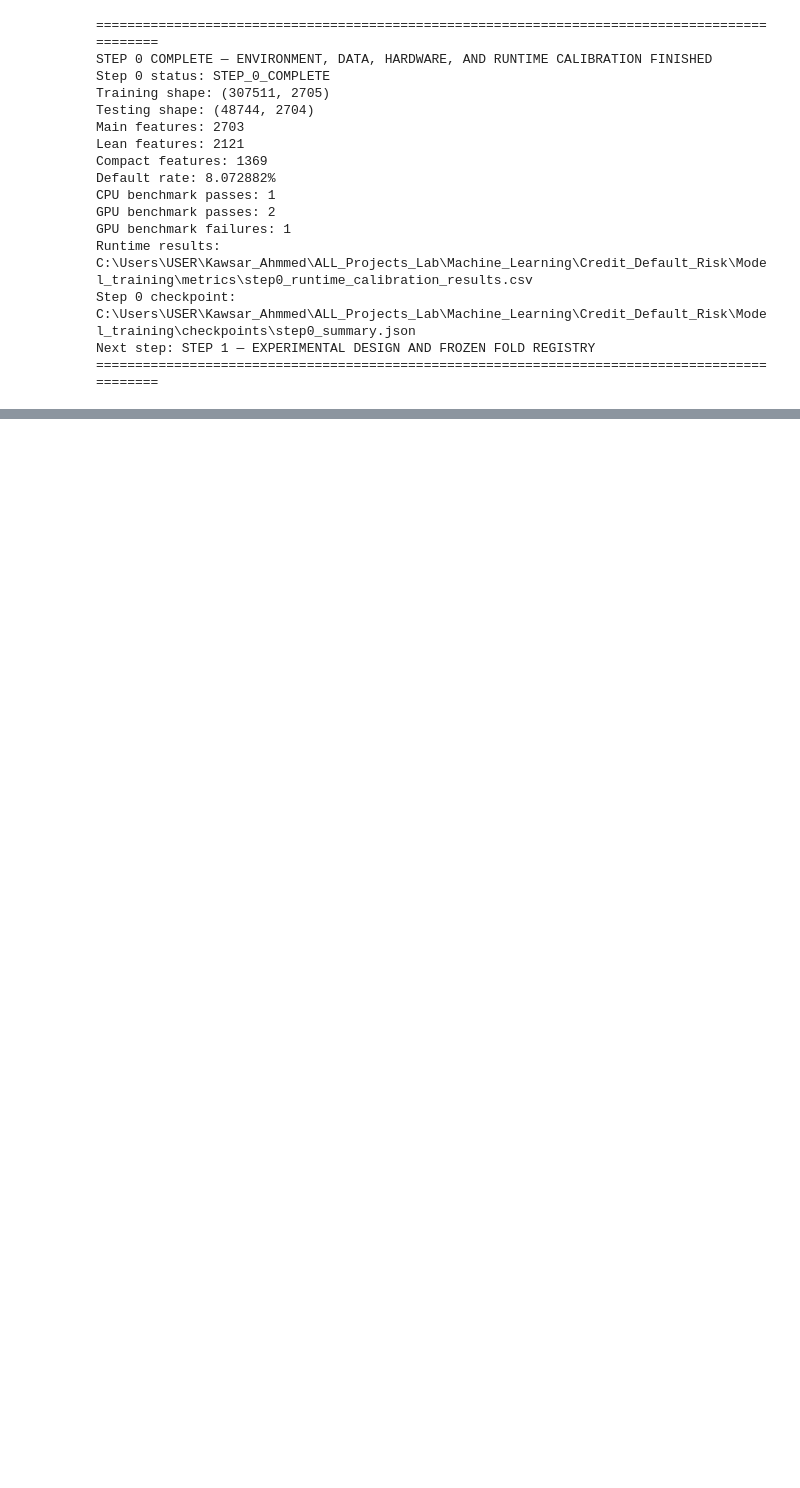
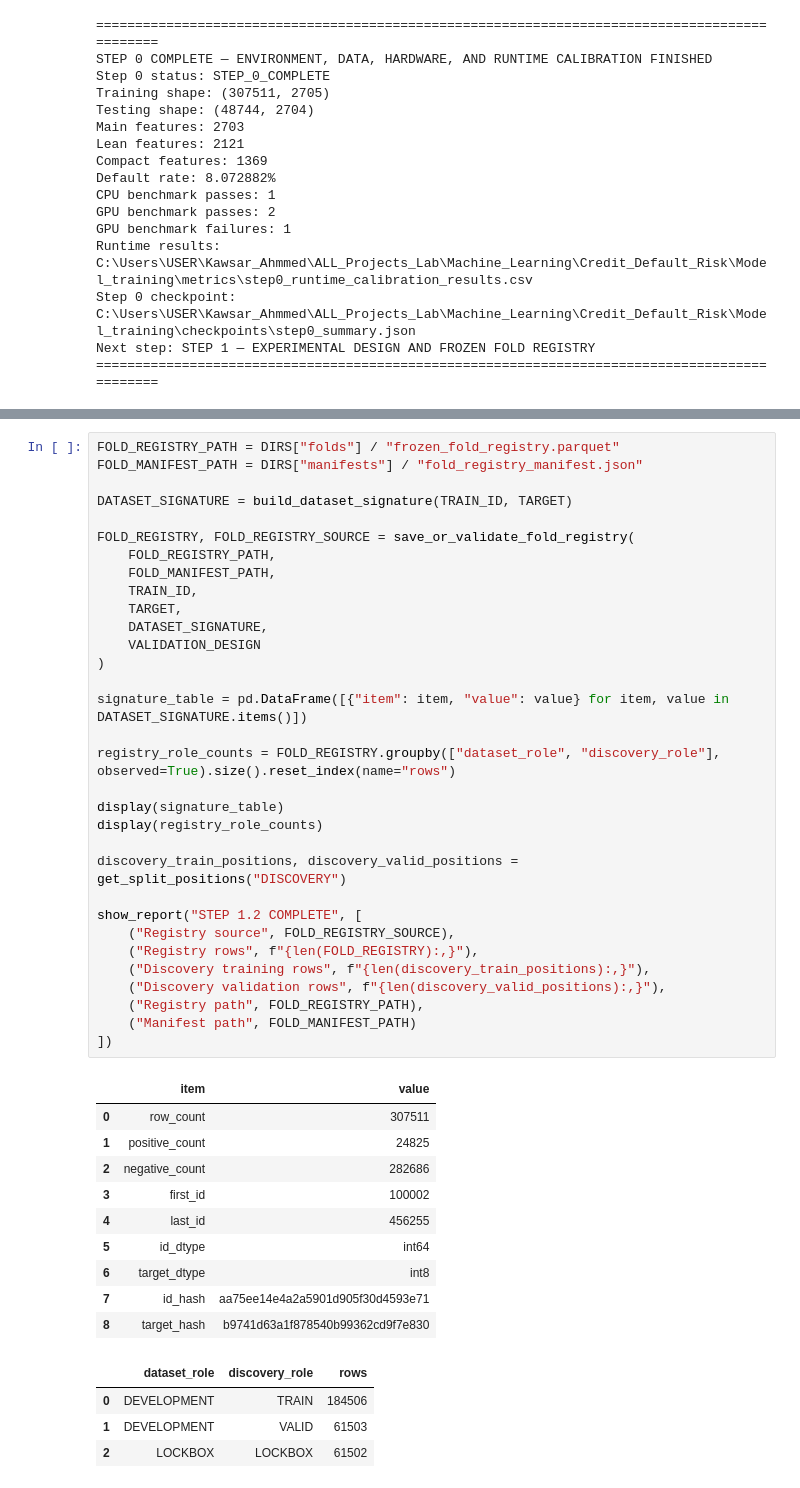
Before and after one commit to kawsar07ahmmed0712-rgb/Credit_Default_Risk, a Jupyter notebook: Notebook/4_model_development_and_validation.ipynb, the cells around one changed output, grey strips where cells are left out. Drawn from its saved outputs; the diff is of its cells as text; blank space fills up the shorter version.

Commit message:
Model_Training_Step 1 — Experimental Design, Frozen Validation Registry, and Leakage Control

```diff
--- a/Notebook/4_model_development_and_validation.ipynb
+++ b/Notebook/4_model_development_and_validation.ipynb
@@ -1127,0 +1489,47 @@ Next step: STEP 1 — EXPERIMENTAL DESIGN AND FROZEN FOLD REGISTRY
+# %%
+FOLD_REGISTRY_PATH = DIRS["folds"] / "frozen_fold_registry.parquet"
+FOLD_MANIFEST_PATH = DIRS["manifests"] / "fold_registry_manifest.json"
+
+DATASET_SIGNATURE = build_dataset_signature(TRAIN_ID, TARGET)
+
+FOLD_REGISTRY, FOLD_REGISTRY_SOURCE = save_or_validate_fold_registry(
+    FOLD_REGISTRY_PATH,
+    FOLD_MANIFEST_PATH,
+    TRAIN_ID,
+    TARGET,
+    DATASET_SIGNATURE,
+    VALIDATION_DESIGN
+)
+
+signature_table = pd.DataFrame([{"item": item, "value": value} for item, value in DATASET_SIGNATURE.items()])
+
+registry_role_counts = FOLD_REGISTRY.groupby(["dataset_role", "discovery_role"], observed=True).size().reset_index(name="rows")
+
+display(signature_table)
+display(registry_role_counts)
+
+discovery_train_positions, discovery_valid_positions = get_split_positions("DISCOVERY")
+
+show_report("STEP 1.2 COMPLETE", [
+    ("Registry source", FOLD_REGISTRY_SOURCE),
+    ("Registry rows", f"{len(FOLD_REGISTRY):,}"),
+    ("Discovery training rows", f"{len(discovery_train_positions):,}"),
+    ("Discovery validation rows", f"{len(discovery_valid_positions):,}"),
+    ("Registry path", FOLD_REGISTRY_PATH),
+    ("Manifest path", FOLD_MANIFEST_PATH)
+])
+# %% [output]
+|  | item | value |
+| 0 | row_count | 307511 |
+| 1 | positive_count | 24825 |
+| 2 | negative_count | 282686 |
+| 3 | first_id | 100002 |
+| 4 | last_id | 456255 |
+| 5 | id_dtype | int64 |
+| 6 | target_dtype | int8 |
+| 7 | id_hash | aa75ee14e4a2a5901d905f30d4593e71 |
+| 8 | target_hash | b9741d63a1f878540b99362cd9f7e830 |
+|  | dataset_role | discovery_role | rows |
+| 0 | DEVELOPMENT | TRAIN | 184506 |
+| 1 | DEVELOPMENT | VALID | 61503 |
+| 2 | LOCKBOX | LOCKBOX | 61502 |
```
Also changed, not shown: parts of 9 cells of this notebook.
